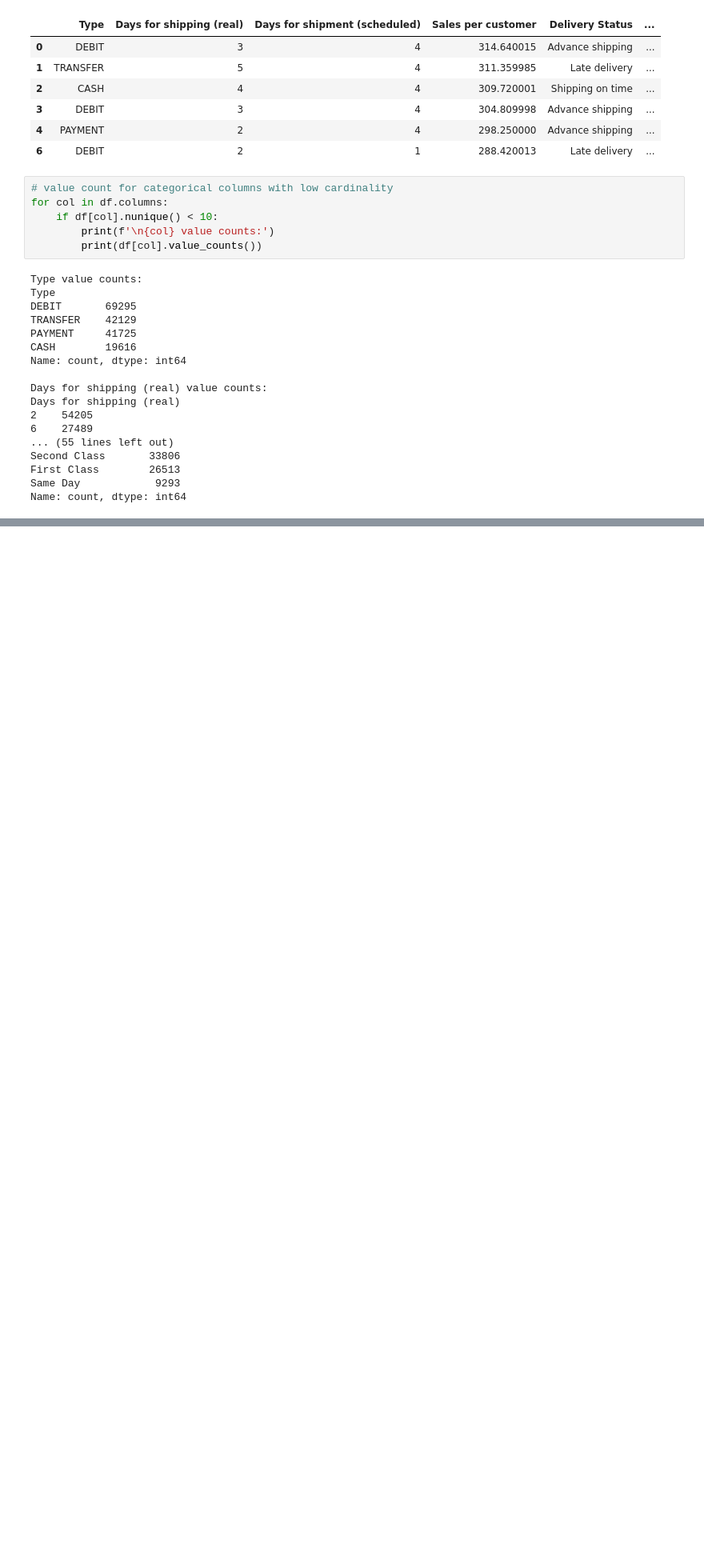
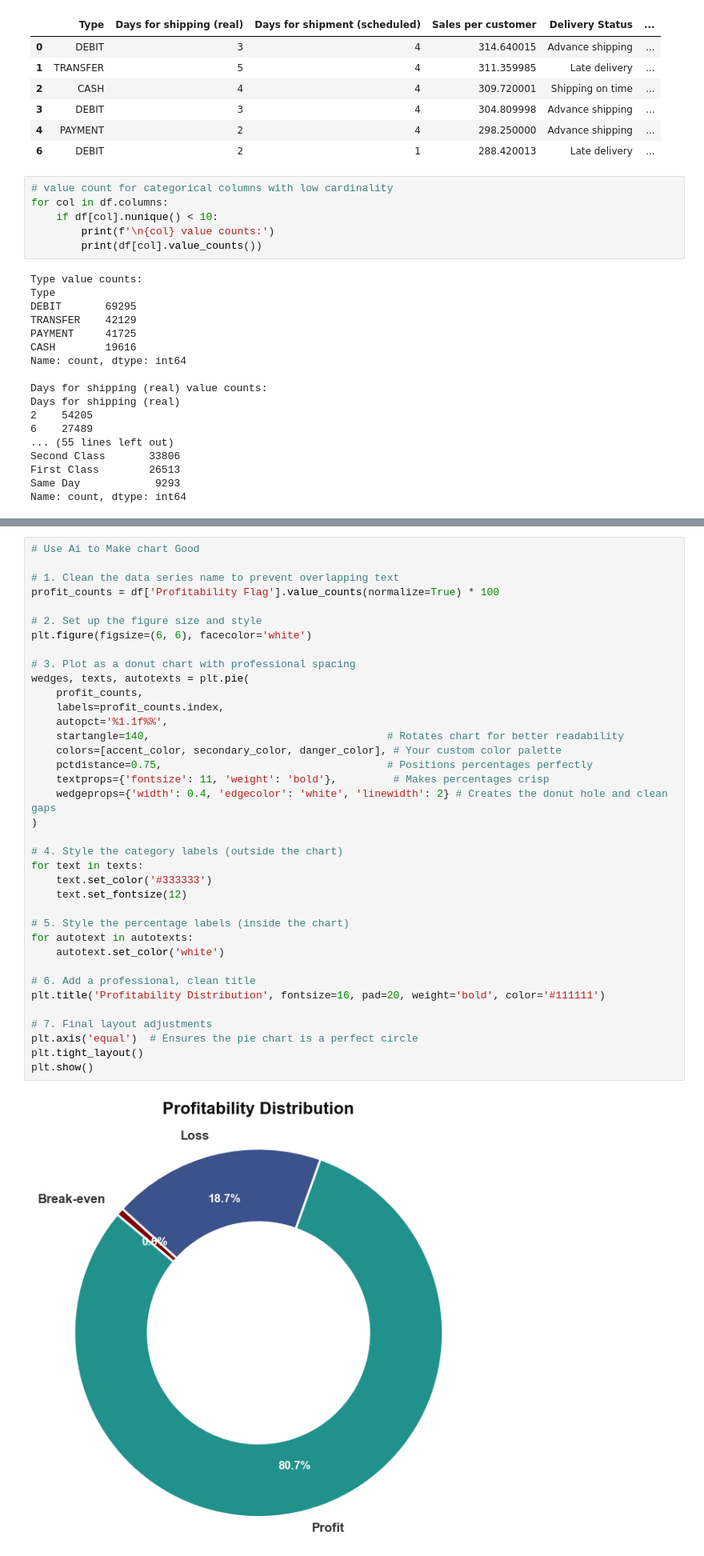
Before and after one commit to bhavsarsahil/Data_Anaylst_Practice, a Jupyter notebook: Data_Analyst_Practice/Data Analysis All Projects/Supply Chain Complate Analysis/Supply Chain Complate Analysis.ipynb, the cells around one changed output, grey strips where cells are left out. Shown at 80% size. Saved outputs shown, nothing was run; the diff lists cells and outputs as text; blank space fills up the shorter version.

```diff
--- a/Data_Analyst_Practice/Data Analysis All Projects/Supply Chain Complate Analysis/Supply Chain Complate Analysis.ipynb
+++ b/Data_Analyst_Practice/Data Analysis All Projects/Supply Chain Complate Analysis/Supply Chain Complate Analysis.ipynb
@@ -156,0 +236,39 @@ Name: count, dtype: int64
+# %%
+# Use Ai to Make chart Good
+
+# 1. Clean the data series name to prevent overlapping text
+profit_counts = df['Profitability Flag'].value_counts(normalize=True) * 100
+
+# 2. Set up the figure size and style
+plt.figure(figsize=(6, 6), facecolor='white')
+
+# 3. Plot as a donut chart with professional spacing
+wedges, texts, autotexts = plt.pie(
+    profit_counts,
+    labels=profit_counts.index,
+    autopct='%1.1f%%',
+    startangle=140,                                      # Rotates chart for better readability
+    colors=[accent_color, secondary_color, danger_color], # Your custom color palette
+    pctdistance=0.75,                                    # Positions percentages perfectly
+    textprops={'fontsize': 11, 'weight': 'bold'},         # Makes percentages crisp
+    wedgeprops={'width': 0.4, 'edgecolor': 'white', 'linewidth': 2} # Creates the donut hole and clean gaps
+)
+
+# 4. Style the category labels (outside the chart)
+for text in texts:
+    text.set_color('#333333')
+    text.set_fontsize(12)
+
+# 5. Style the percentage labels (inside the chart)
+for autotext in autotexts:
+    autotext.set_color('white')
+
+# 6. Add a professional, clean title
+plt.title('Profitability Distribution', fontsize=16, pad=20, weight='bold', color='#111111')
+
+# 7. Final layout adjustments
+plt.axis('equal')  # Ensures the pie chart is a perfect circle
+plt.tight_layout()
+plt.show()
+# %% [output]
+[figure, added]
```
Also changed, not shown: parts of 9 cells of this notebook.
